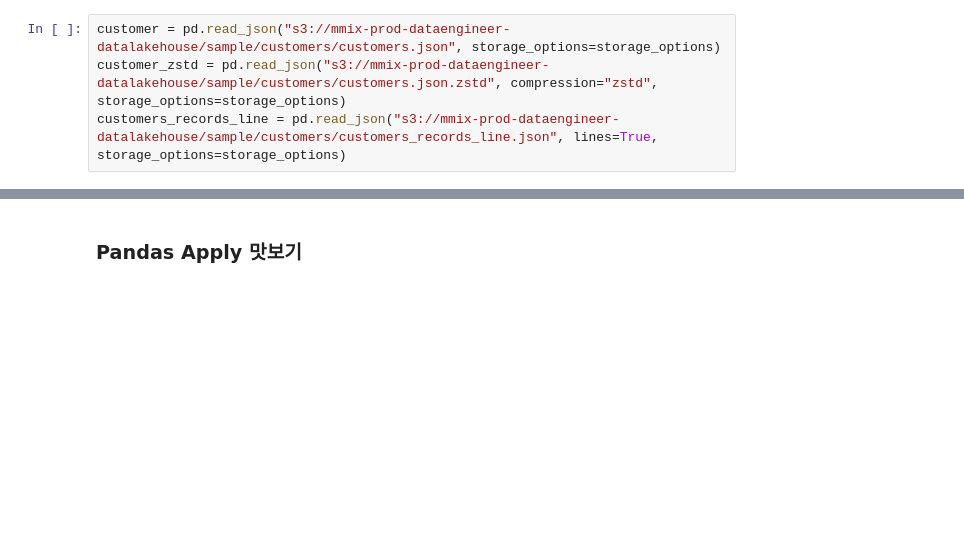
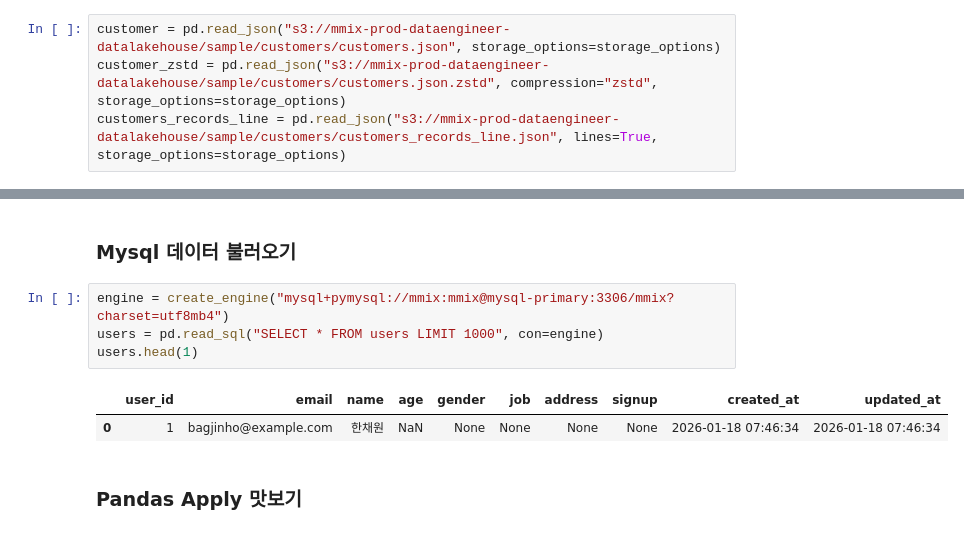
Before and after one commit to csj4032/enjoy-workflow, a Jupyter notebook: notebooks/host/03_example_pandas.ipynb, the cells around one changed output, grey strips where cells are left out. Saved outputs shown, nothing was run; the diff lists cells and outputs as text; blank space fills up the shorter version.

```diff
--- a/notebooks/host/03_example_pandas.ipynb
+++ b/notebooks/host/03_example_pandas.ipynb
@@ -107,3 +108,12 @@ customers_records_line
+# %% [markdown]
+### Mysql 데이터 불러오기
+# %%
+engine = create_engine("mysql+pymysql://mmix:mmix@mysql-primary:3306/mmix?charset=utf8mb4")
+users = pd.read_sql("SELECT * FROM users LIMIT 1000", con=engine)
+users.head(1)
+# %% [output]
+|  | user_id | email | name | age | gender | job | address | signup | created_at | updated_at |
+| 0 | 1 | bagjinho@example.com | 한채원 | NaN | None | None | None | None | 2026-01-18 07:46:34 | 2026-01-18 07:46:34 |
 # %% [markdown]
 ### Pandas Apply 맛보기
 # %%
```
Also changed, not shown: parts of 8 cells of this notebook, 6 other files.
